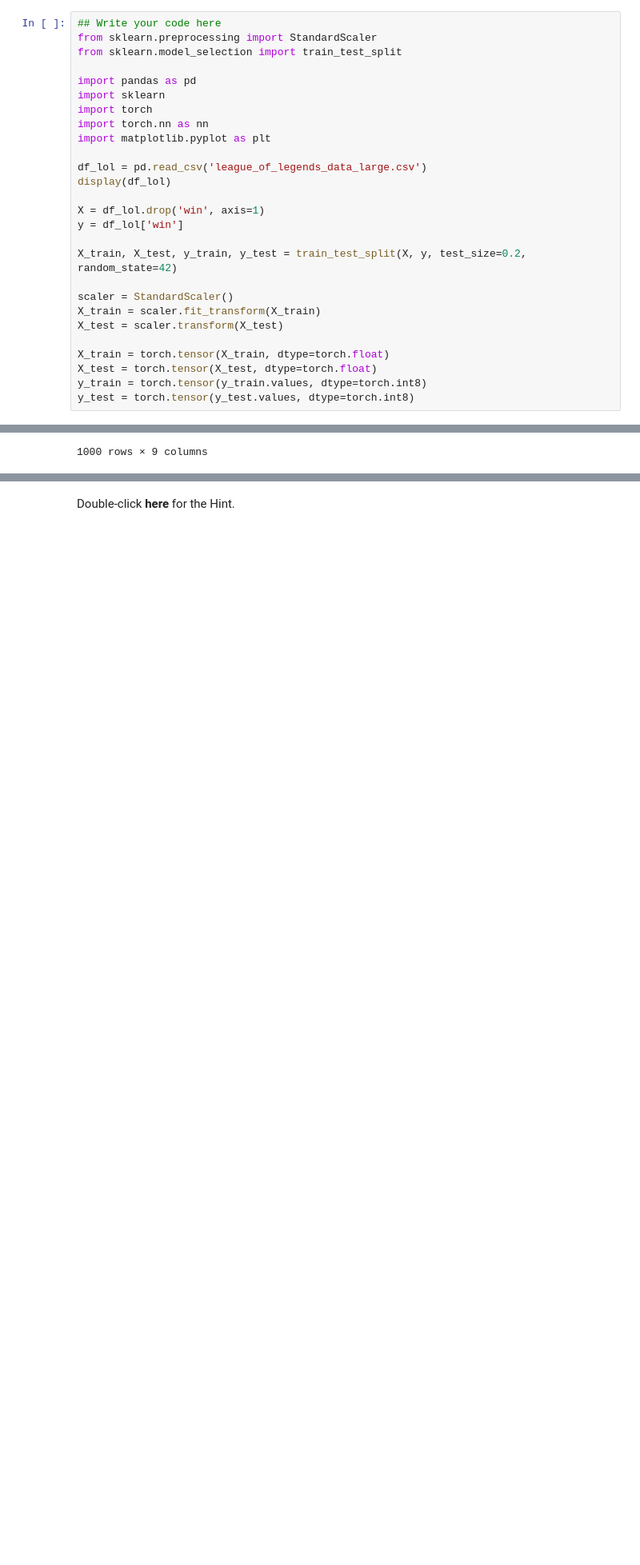
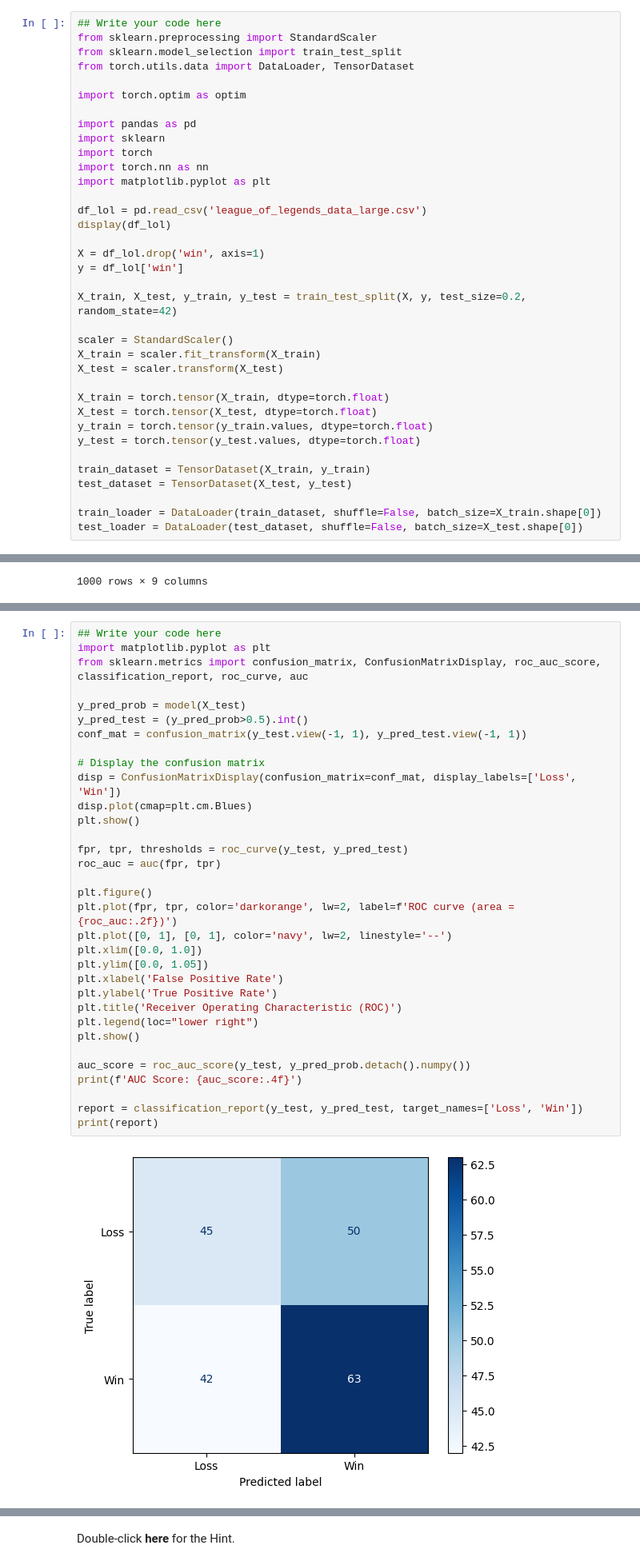
Before and after one commit to dcardonav/dl-ibm-keras, a Jupyter notebook: notebooks/pytorch/Final Project League of Legends Match Predictor.ipynb, the cells around one changed output, grey strips where cells are left out. Shown: that part at 80% size. Drawn from its saved outputs; the diff is of its cells as text; blank space fills up the shorter version.

Commit message:
finished final project PyTorch course

```diff
--- a/notebooks/pytorch/Final Project League of Legends Match Predictor.ipynb
+++ b/notebooks/pytorch/Final Project League of Legends Match Predictor.ipynb
@@ -46,6 +46,9 @@ The following required libraries are not pre-installed in the Skills Network Lab
 ## Write your code here
 from sklearn.preprocessing import StandardScaler
 from sklearn.model_selection import train_test_split
+from torch.utils.data import DataLoader, TensorDataset
+
+import torch.optim as optim
 
 import pandas as pd
 import sklearn
@@ -67,8 +70,14 @@ X_test = scaler.transform(X_test)
 
 X_train = torch.tensor(X_train, dtype=torch.float)
 X_test = torch.tensor(X_test, dtype=torch.float)
-y_train = torch.tensor(y_train.values, dtype=torch.int8)
-y_test = torch.tensor(y_test.values, dtype=torch.int8)
+y_train = torch.tensor(y_train.values, dtype=torch.float)
+y_test = torch.tensor(y_test.values, dtype=torch.float)
+
+train_dataset = TensorDataset(X_train, y_train)
+test_dataset = TensorDataset(X_test, y_test)
+
+train_loader = DataLoader(train_dataset, shuffle=False, batch_size=X_train.shape[0])
+test_loader = DataLoader(test_dataset, shuffle=False, batch_size=X_test.shape[0])
 # %% [output]
 |  | win | kills | deaths | assists | gold_earned | cs | wards_placed | wards_killed | damage_dealt |
 | 0 | 0 | 16 | 6 | 19 | 17088 | 231 | 11 | 7 | 15367 |
@@ -269,0 +359,35 @@ Write code to visualize the model's performance using confusion matrices and ROC
+# %%
+## Write your code here
+import matplotlib.pyplot as plt
+from sklearn.metrics import confusion_matrix, ConfusionMatrixDisplay, roc_auc_score, classification_report, roc_curve, auc
+
+y_pred_prob = model(X_test)
+y_pred_test = (y_pred_prob>0.5).int()
+conf_mat = confusion_matrix(y_test.view(-1, 1), y_pred_test.view(-1, 1))
+
+# Display the confusion matrix
+disp = ConfusionMatrixDisplay(confusion_matrix=conf_mat, display_labels=['Loss', 'Win'])
+disp.plot(cmap=plt.cm.Blues)
+plt.show()
+
+fpr, tpr, thresholds = roc_curve(y_test, y_pred_test)
+roc_auc = auc(fpr, tpr)
+
+plt.figure()
+plt.plot(fpr, tpr, color='darkorange', lw=2, label=f'ROC curve (area = {roc_auc:.2f})')
+plt.plot([0, 1], [0, 1], color='navy', lw=2, linestyle='--')
+plt.xlim([0.0, 1.0])
+plt.ylim([0.0, 1.05])
+plt.xlabel('False Positive Rate')
+plt.ylabel('True Positive Rate')
+plt.title('Receiver Operating Characteristic (ROC)')
+plt.legend(loc="lower right")
+plt.show()
+
+auc_score = roc_auc_score(y_test, y_pred_prob.detach().numpy())
+print(f'AUC Score: {auc_score:.4f}')
+
+report = classification_report(y_test, y_pred_test, target_names=['Loss', 'Win'])
+print(report)
+# %% [output]
+[figure, added]
```
Also changed, not shown: parts of 15 cells of this notebook, 2 other files.
